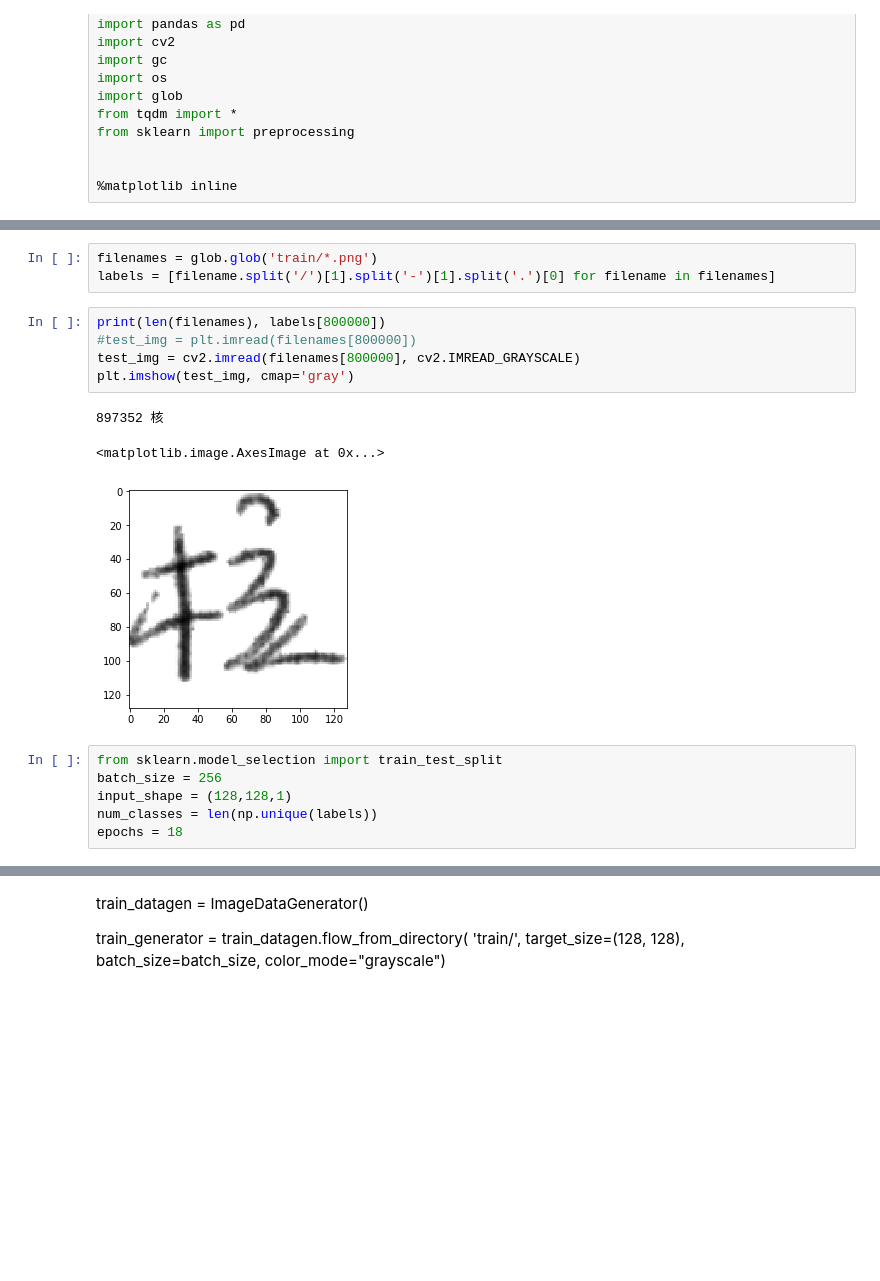
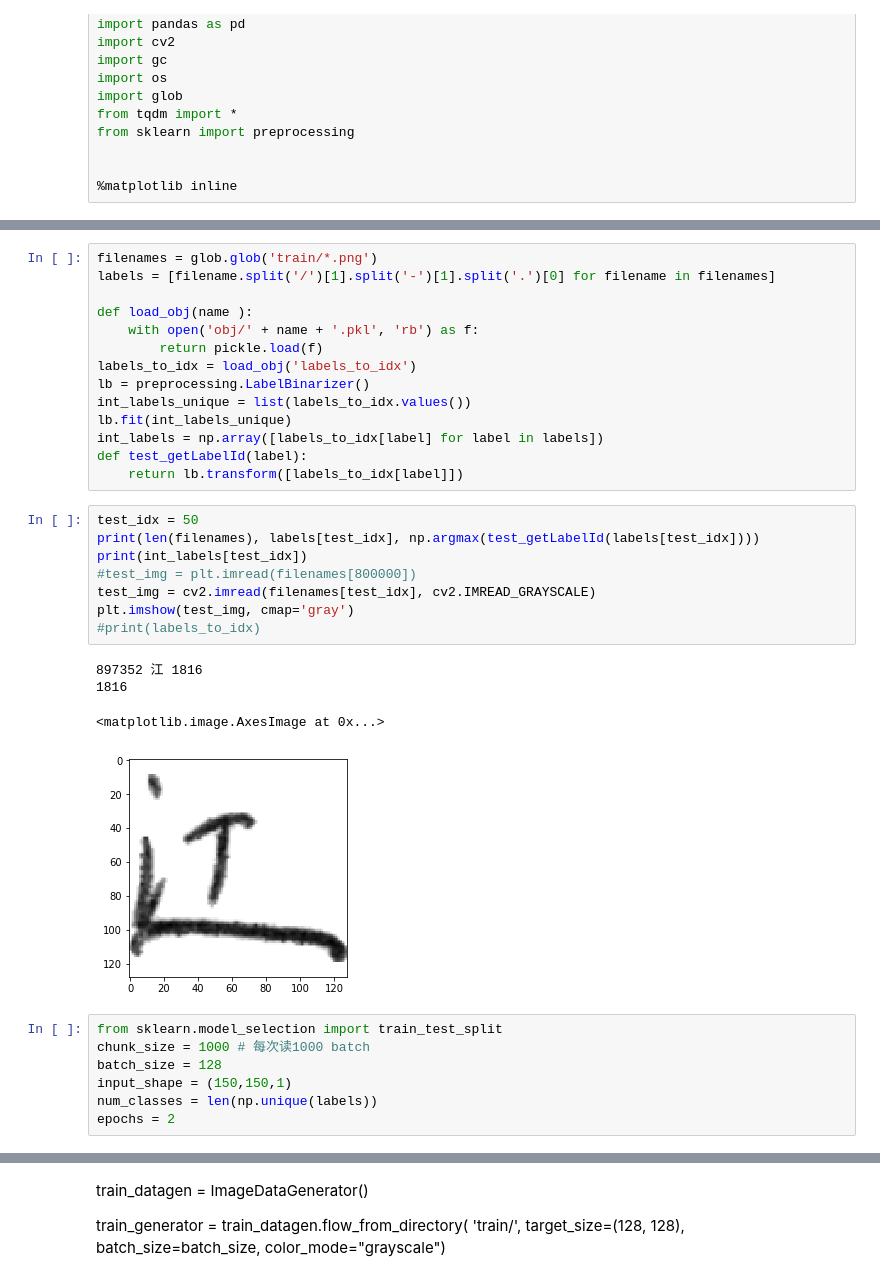
Before and after one commit to Meirtz/TAIL-CAMP-2018, a Jupyter notebook: CV/CV_2.ipynb, the cells around one changed output, grey strips where cells are left out. Saved outputs shown, nothing was run; the diff lists cells and outputs as text; blank space fills up the shorter version.

```diff
--- a/CV/CV_2.ipynb
+++ b/CV/CV_2.ipynb
@@ -308,21 +308,37 @@ class DataGenerator:
                 yield X, y
-# %%
-filenames = glob.glob('train/*.png')
-labels = [filename.split('/')[1].split('-')[1].split('.')[0] for filename in filenames]
+# %%
+filenames = glob.glob('train/*.png')
+labels = [filename.split('/')[1].split('-')[1].split('.')[0] for filename in filenames]
+
+def load_obj(name ):
+    with open('obj/' + name + '.pkl', 'rb') as f:
+        return pickle.load(f)
+labels_to_idx = load_obj('labels_to_idx')
+lb = preprocessing.LabelBinarizer()
+int_labels_unique = list(labels_to_idx.values())
+lb.fit(int_labels_unique)
+int_labels = np.array([labels_to_idx[label] for label in labels])
+def test_getLabelId(label):
+    return lb.transform([labels_to_idx[label]])
 # %%
-print(len(filenames), labels[800000])
+test_idx = 50
+print(len(filenames), labels[test_idx], np.argmax(test_getLabelId(labels[test_idx])))
+print(int_labels[test_idx])
 #test_img = plt.imread(filenames[800000])
-test_img = cv2.imread(filenames[800000], cv2.IMREAD_GRAYSCALE)
+test_img = cv2.imread(filenames[test_idx], cv2.IMREAD_GRAYSCALE)
 plt.imshow(test_img, cmap='gray')
+#print(labels_to_idx)
 # %% [output]
-897352 核
+897352 江 1816
+1816
 <matplotlib.image.AxesImage at 0x...>
-[figure, old version]
+[figure, new version]
 # %%
 from sklearn.model_selection import train_test_split
-batch_size = 256
-input_shape = (128,128,1)
+chunk_size = 1000 # 每次读1000 batch
+batch_size = 128
+input_shape = (150,150,1)
 num_classes = len(np.unique(labels))
-epochs = 18
+epochs = 2
 # %%
 
```
Also changed, not shown: parts of 17 cells of this notebook.
